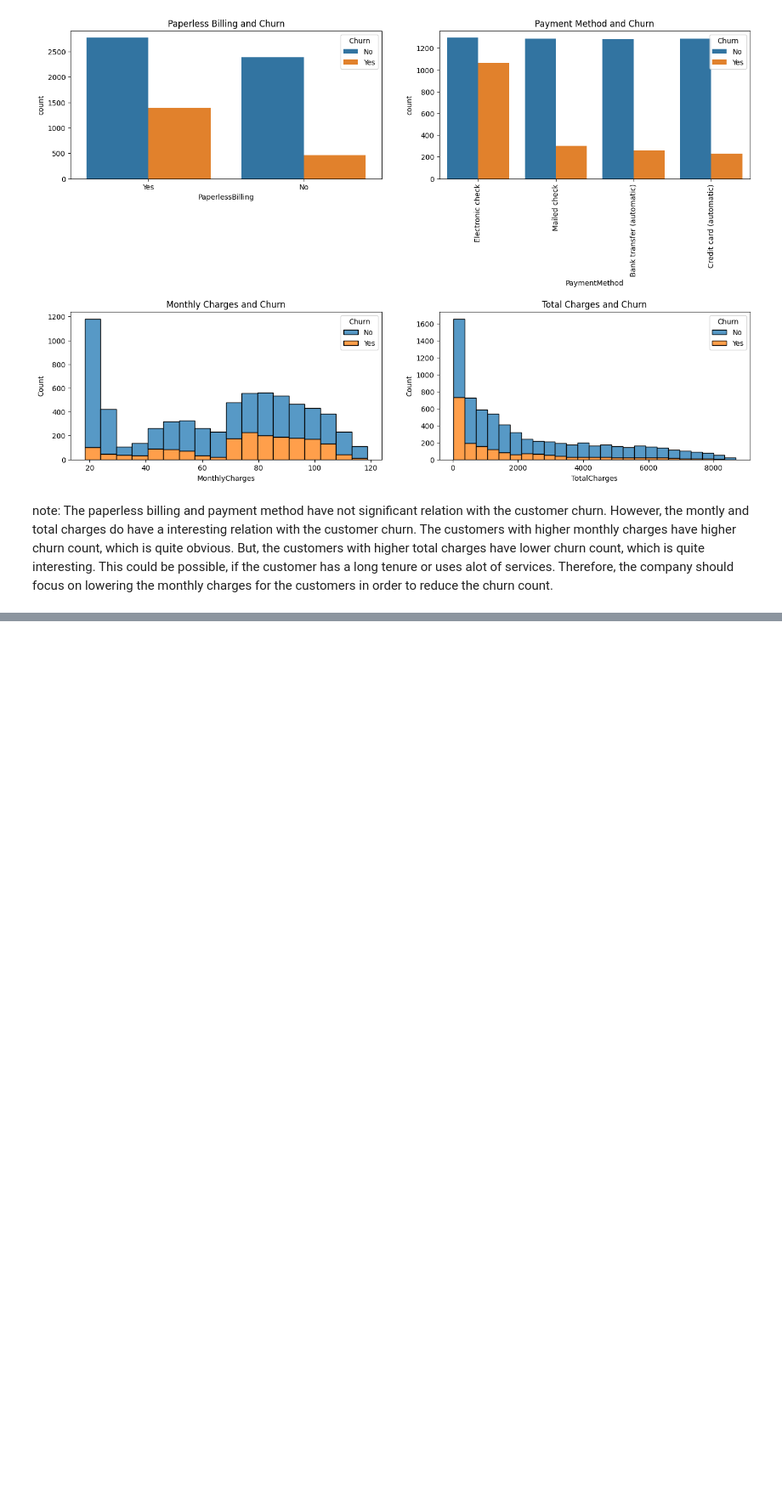
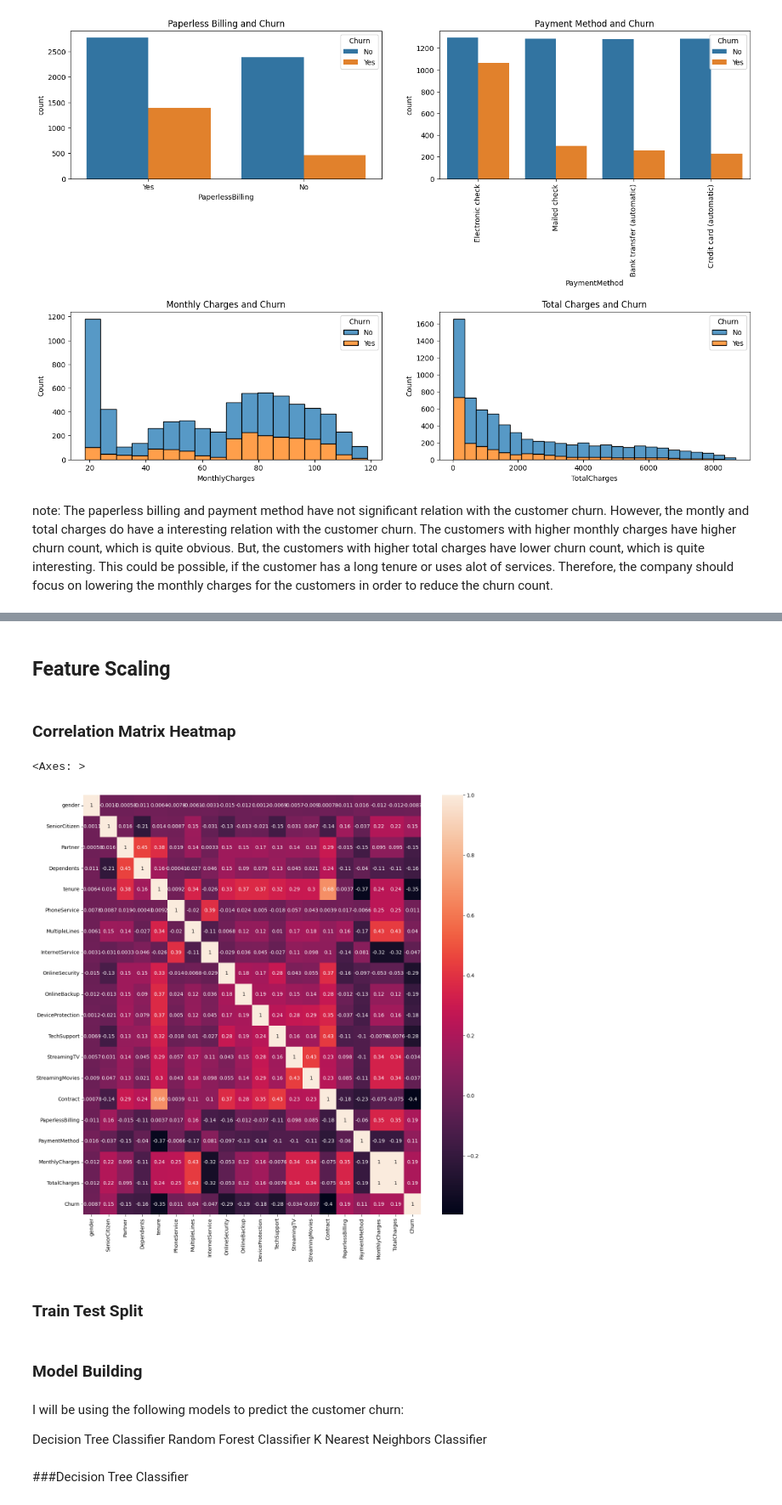
Before and after one commit to salomonzambrano/Portfolio-focused-on-Data-Science-, a Jupyter notebook: notebooks/Telecom Customer Churn Prediction.ipynb, the cells around one changed output, grey strips where cells are left out. Shown at 85% size. Saved outputs shown, nothing was run; the diff lists cells and outputs as text; code cells hidden in the pictures; blank space fills up the shorter version.

Commit message:
Update Customer Churn Prediction notebook

```diff
--- a/notebooks/Telecom Customer Churn Prediction.ipynb
+++ b/notebooks/Telecom Customer Churn Prediction.ipynb
@@ -345,0 +350,9 @@ note: The paperless billing and payment method have not significant relation wit
+# %%
+#Columns for outlier removal
+cols = ['tenure', 'MonthlyCharges', 'TotalCharges']
+#Using IQR method to remove outliers
+Q1 = df[cols].quantile(0.25)
+Q3 = df[cols].quantile(0.75)
+IQR = Q3 - Q1
+#Removing outliers
+df = df[~((df[cols] < (Q1 - 1.5 * IQR)) |(df[cols] > (Q3 + 1.5 * IQR))).any(axis=1)]
@@ -345,0 +361,10 @@ note: The paperless billing and payment method have not significant relation wit
+# %%
+from sklearn.preprocessing import LabelEncoder
+#Columns for label encoding
+cols = df.columns[df.dtypes == 'object']
+#Label encoding object.
+le = LabelEncoder()
+for i in cols:
+    le.fit(df[i])
+    df[i] = le.transform(df[i])
+    print(i, df[i].unique(),'\n')
@@ -345,0 +389,17 @@ note: The paperless billing and payment method have not significant relation wit
+# %% [markdown]
+## Feature Scaling
+# %%
+from sklearn.preprocessing import StandardScaler
+#Standardizing the data
+sc = StandardScaler()
+df[['tenure', 'MonthlyCharges', 'TotalCharges']] = sc.fit_transform(df[['tenure', 'MonthlyCharges', 'MonthlyCharges']])
+# %% [markdown]
+### Correlation Matrix Heatmap
+# %%
+plt.figure(figsize=(15, 15))
+sns.heatmap(df.corr(),annot=True)
+# %% [output]
+<Axes: >
+[figure, added]
+# %% [markdown]
+### Train Test Split
@@ -345,0 +409,11 @@ note: The paperless billing and payment method have not significant relation wit
+# %% [markdown]
+### Model Building
+# %% [markdown]
+
+I will be using the following models to predict the customer churn:
+
+Decision Tree Classifier
+Random Forest Classifier
+K Nearest Neighbors Classifier
+# %% [markdown]
+###Decision Tree Classifier
```
Also changed, not shown: parts of 35 cells of this notebook, 1 other file.
